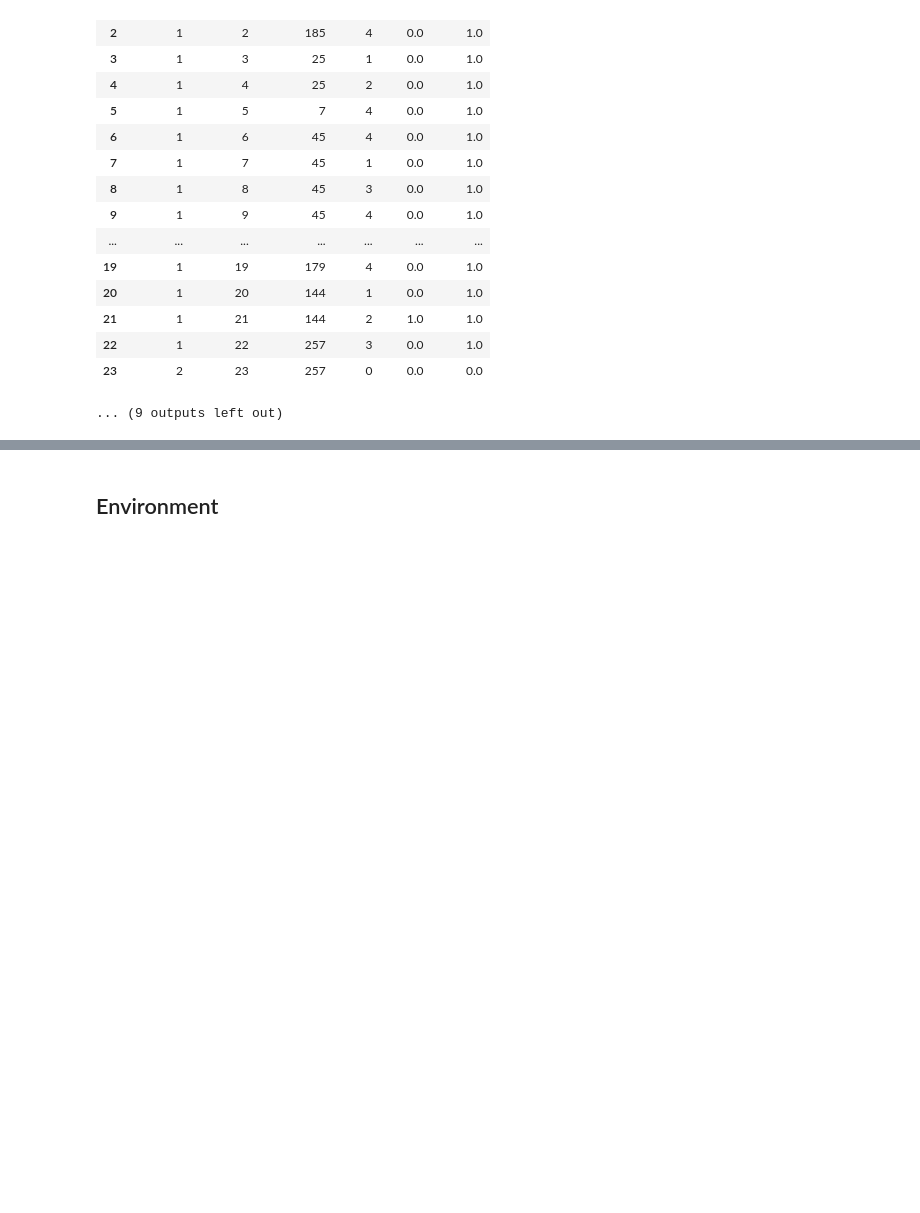
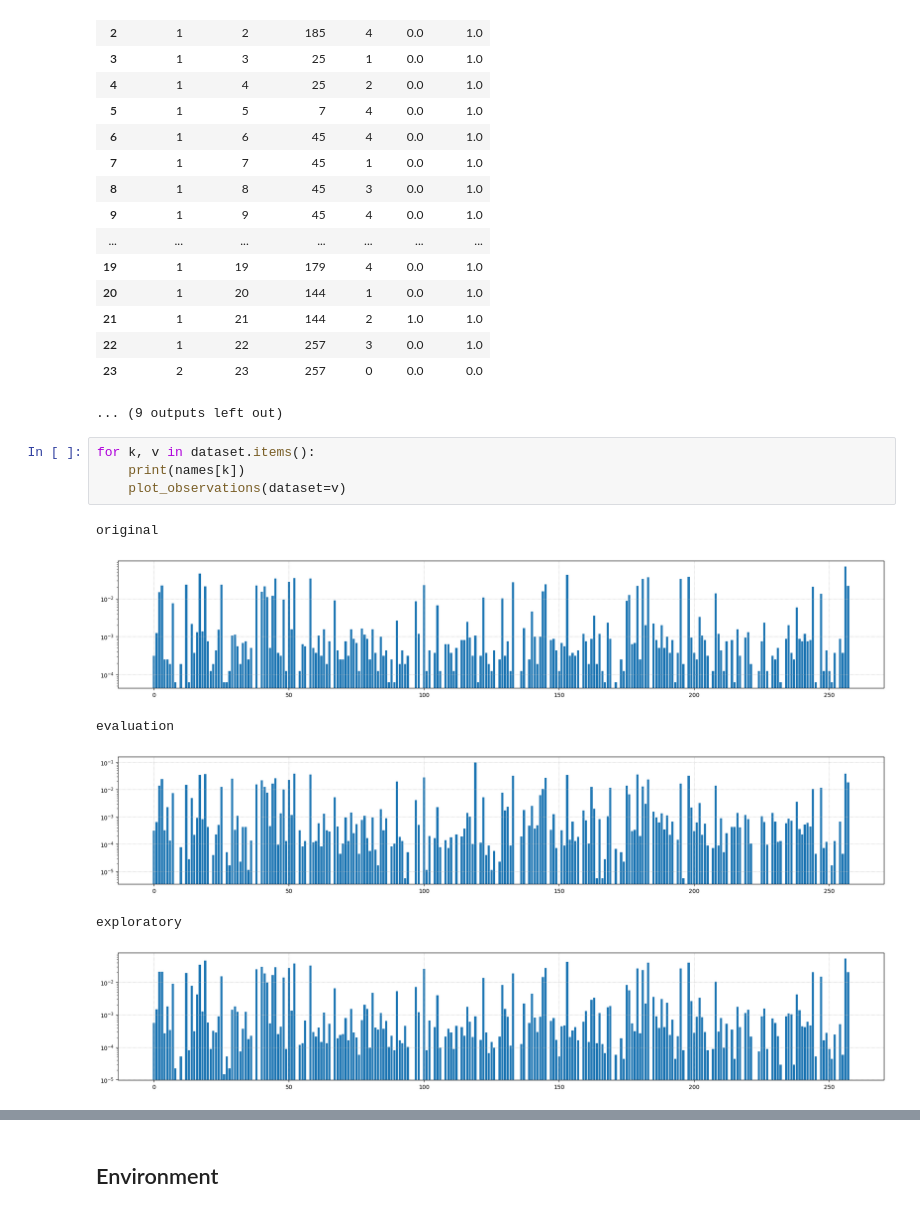
Before and after one commit to MrWhiteRichard/dice_rl_sepsis, a Jupyter notebook: results_sepsis_amsterdam_tabular.ipynb, the cells around one changed output, grey strips where cells are left out. Cells and saved outputs as stored; diff of their text form; blank space fills up the shorter version.

```diff
--- a/results_sepsis_amsterdam_tabular.ipynb
+++ b/results_sepsis_amsterdam_tabular.ipynb
@@ -771,3 +778,14 @@ display_episodes_dataframe_dataset(
 | 22 | 1 | 22 | 257 | 3 | 0.0 | 1.0 |
 | 23 | 2 | 23 | 257 | 0 | 0.0 | 0.0 |
 ... (9 outputs left out)
+# %%
+for k, v in dataset.items():
+    print(names[k])
+    plot_observations(dataset=v)
+# %% [output]
+original
+[figure, added]
+evaluation
+[figure, added]
+exploratory
+[figure, added]
```
Also changed, not shown: parts of 7 cells of this notebook, 11 other files.
